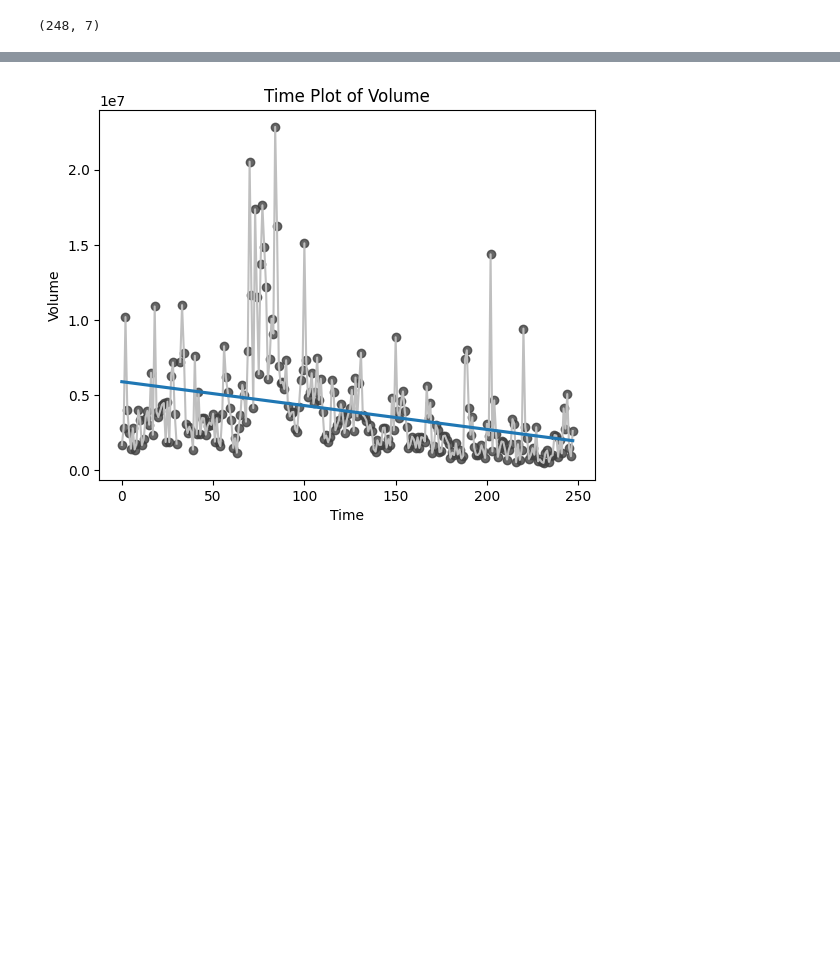
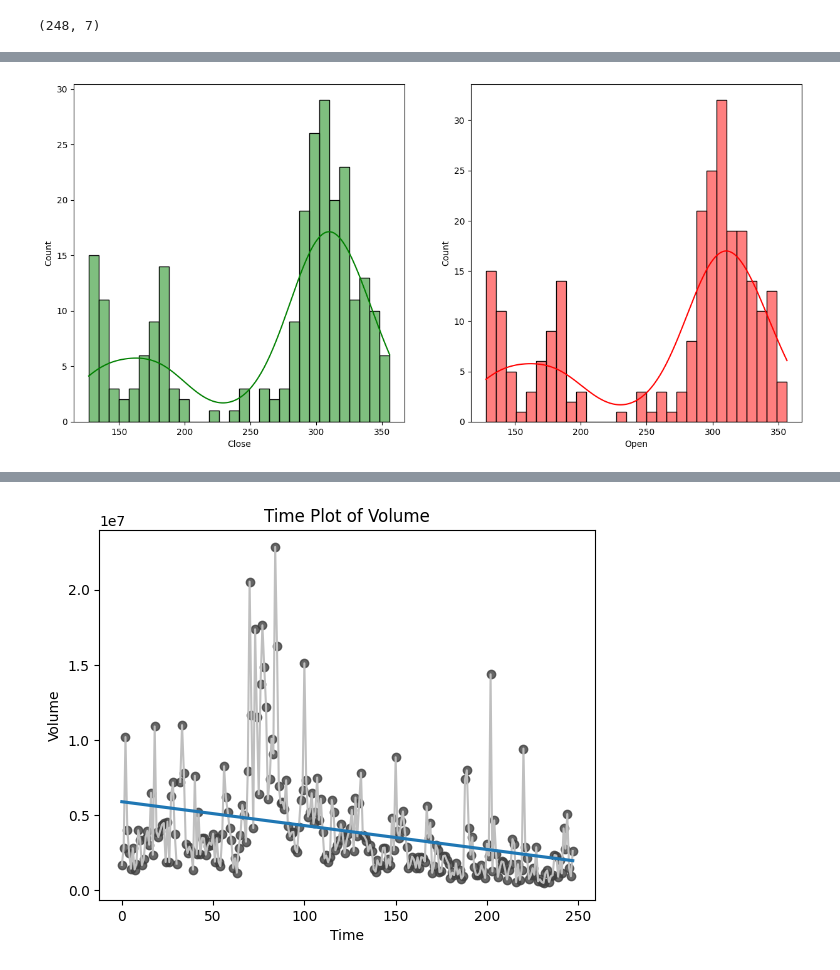
Before and after one commit to Udhay2898/HandsOnPractice_Pandas, a Jupyter notebook: TATA_Stocks_Analysis.ipynb, the cells around one changed output, grey strips where cells are left out. Cells and saved outputs as stored; diff of their text form; code cells hidden in the pictures; blank space fills up the shorter version.

```diff
--- a/TATA_Stocks_Analysis.ipynb
+++ b/TATA_Stocks_Analysis.ipynb
@@ -49,0 +81,12 @@ tata.shape
+# %%
+fig, axs = plt.subplots(1, 2, figsize=(15, 7))
+
+plt.subplot(121)
+sns.histplot(data=tata,x='Close',bins=30,kde=True,color='g')
+
+plt.subplot(122)
+sns.histplot(data=tata,x='Open',bins=30,kde=True,color='r')
+
+plt.show()
+# %% [output]
+[figure, added]
```
Also changed, not shown: parts of 3 cells of this notebook.
